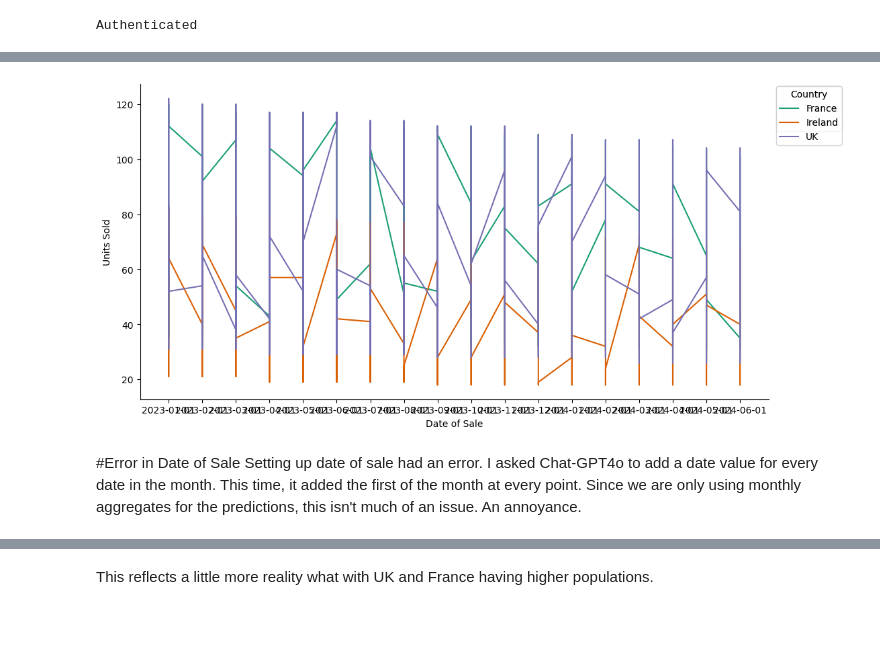
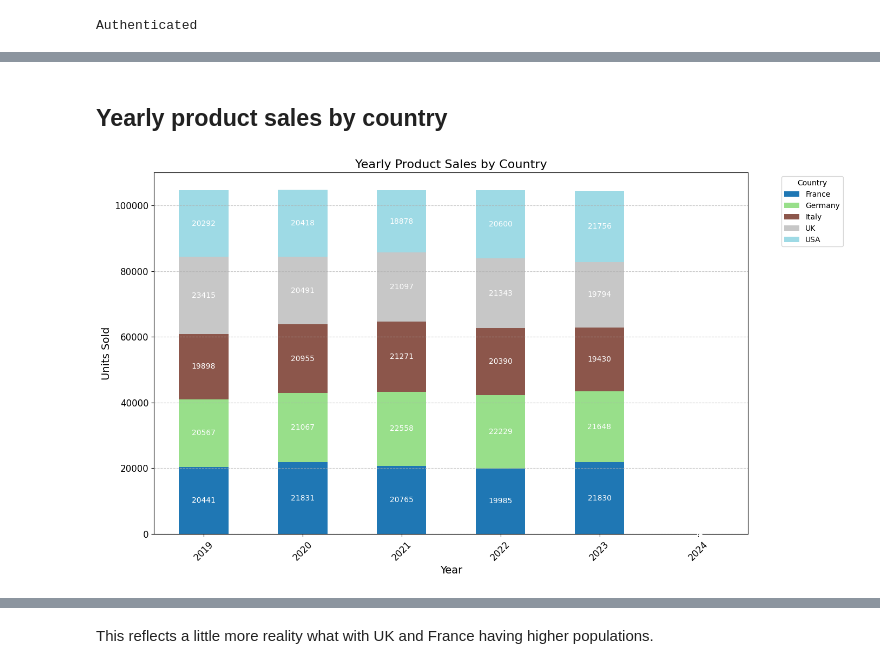
Before and after one commit to kevinhoffmanglyde/oxfordgenaigroup2, a Jupyter notebook: Group2EndtoEnd_onehot.ipynb, the cells around one changed output, grey strips where cells are left out. Drawn from its saved outputs; the diff is of its cells as text; code cells hidden in the pictures; blank space fills up the shorter version.

```diff
--- a/Group2EndtoEnd_onehot.ipynb
+++ b/Group2EndtoEnd_onehot.ipynb
@@ -44,28 +55,37 @@ df.head()
-# %%
-# @title Date of Sale vs Units Sold
-
-from matplotlib import pyplot as plt
-import seaborn as sn
-def _plot_series(series, series_name, series_index=0):
-  palette = list(sn.palettes.mpl_palette('Dark2'))
-  xs = series['Date of Sale']
-  ys = series['Units Sold']
-
-  plt.plot(xs, ys, label=series_name, color=palette[series_index % len(palette)])
-
-fig, ax = plt.subplots(figsize=(10, 5.2), layout='constrained')
-df_sorted = df.sort_values('Date of Sale', ascending=True)
-for i, (series_name, series) in enumerate(df_sorted.groupby('Country')):
-  _plot_series(series, series_name, i)
-  fig.legend(title='Country', bbox_to_anchor=(1, 1), loc='upper left')
-sn.despine(fig=fig, ax=ax)
-plt.xlabel('Date of Sale')
-_ = plt.ylabel('Units Sold')
-# %% [output]
-[figure, removed]
-# %% [markdown]
-#Error in Date of Sale
-Setting up date of sale had an error.  I asked Chat-GPT4o to add a date value for every date in the month.  This time, it added the first of the month at every point.  Since we are only using monthly aggregates for the predictions, this isn't much of an issue.  An annoyance.
+# %% [markdown]
+## Yearly product sales by country
+# %%
+#  Plotting Yearly product sales by country
+
+# Convert 'Date of Sale' column to datetime
+df['Date of Sale'] = pd.to_datetime(df['Date of Sale'])
+
+# Extract the year from the 'Date of Sale' column
+df['year'] = df['Date of Sale'].dt.year
+
+# Group by year and country, then sum the units sold
+yearly_sales = df.groupby(['year', 'Country'])['Units Sold'].sum().unstack()
+
+# Plot the data
+plt.figure(figsize=(14, 8))
+ax = yearly_sales.plot(kind='bar', stacked=True, colormap='tab20', ax=plt.gca())
+
+plt.title('Yearly Product Sales by Country', fontsize=16)
+plt.xlabel('Year', fontsize=14)
+plt.ylabel('Units Sold', fontsize=14)
+plt.legend(title='Country', bbox_to_anchor=(1.05, 1), loc='upper left')
+plt.xticks(rotation=45, fontsize=12)
+plt.yticks(fontsize=12)
+plt.grid(axis='y', linestyle='--', alpha=0.7)
+
+# Adding data labels
+for container in ax.containers:
+    ax.bar_label(container, label_type='center', fontsize=10, color='white', fmt='%.0f')
+
+plt.tight_layout()
+plt.show()
+# %% [output]
+[figure, added]
 # %%
 # @title Country vs Units Sold
 
```
Also changed, not shown: parts of 24 cells of this notebook.
